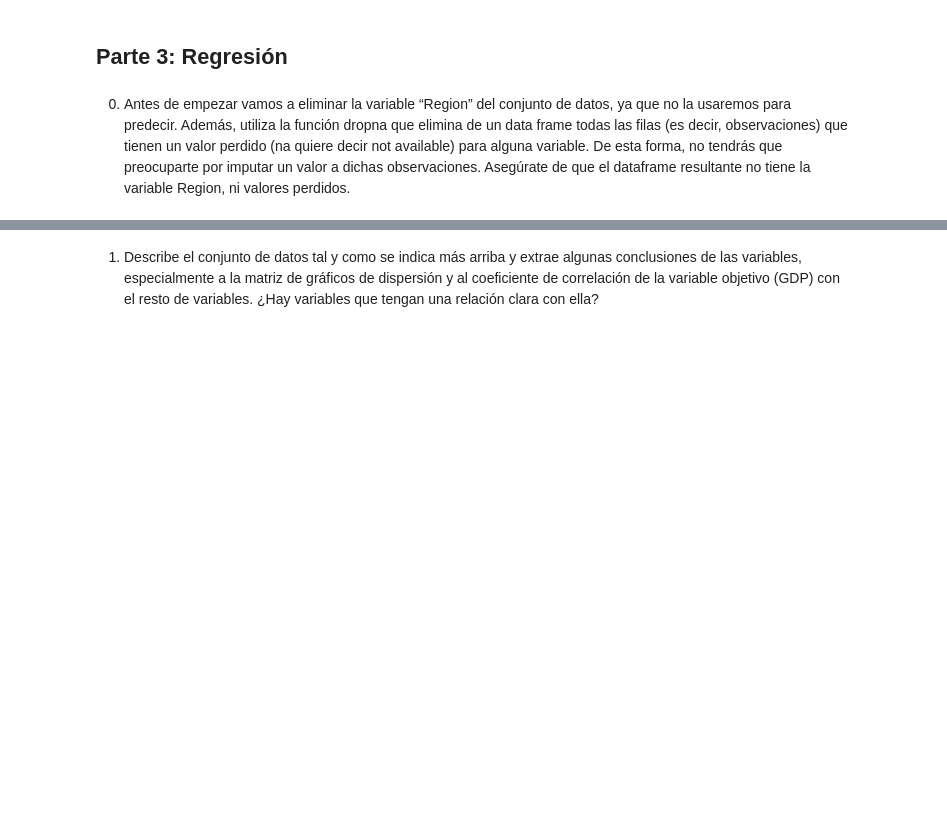
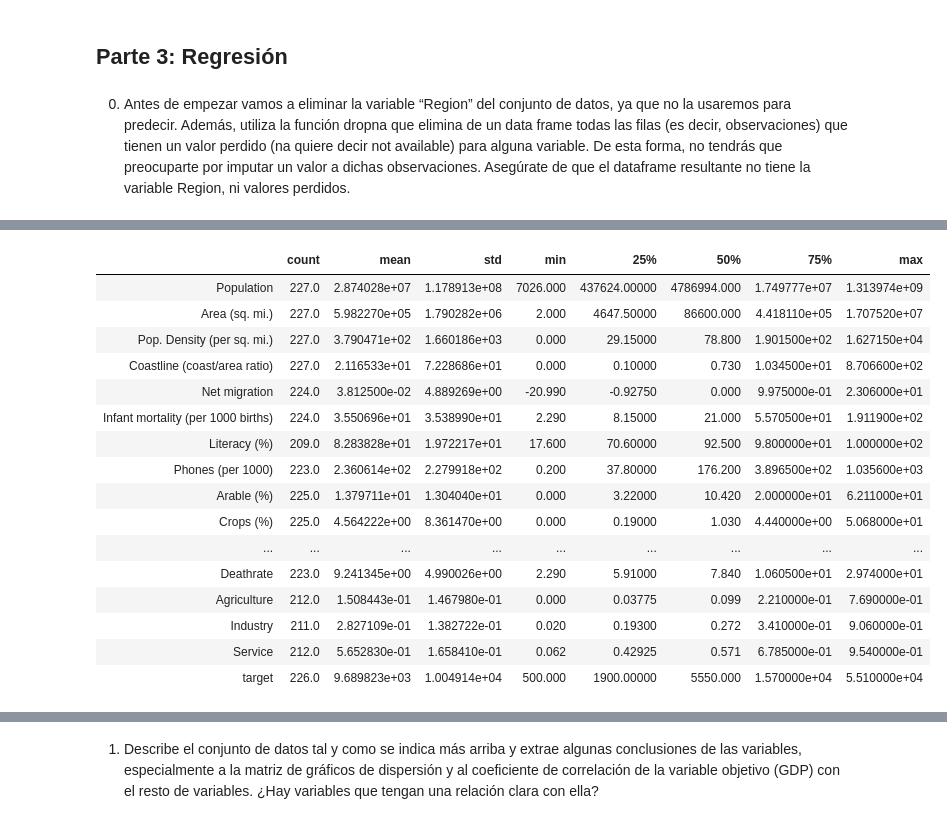
Before and after one commit to diegoambite/IA2, a Jupyter notebook: Práctica 1.3 IA2.ipynb, the cells around one changed output, grey strips where cells are left out. Cells and saved outputs as stored; diff of their text form; code cells hidden in the pictures; blank space fills up the shorter version.

```diff
--- a/Práctica 1.3 IA2.ipynb
+++ b/Práctica 1.3 IA2.ipynb
@@ -9,0 +27,20 @@ Además, utiliza la función dropna que elimina de un data frame todas las filas
+# %%
+countries.describe().transpose()
+# %% [output]
+|  | count | mean | std | min | 25% | 50% | 75% | max |
+| Population | 227.0 | 2.874028e+07 | 1.178913e+08 | 7026.000 | 437624.00000 | 4786994.000 | 1.749777e+07 | 1.313974e+09 |
+| Area (sq. mi.) | 227.0 | 5.982270e+05 | 1.790282e+06 | 2.000 | 4647.50000 | 86600.000 | 4.418110e+05 | 1.707520e+07 |
+| Pop. Density (per sq. mi.) | 227.0 | 3.790471e+02 | 1.660186e+03 | 0.000 | 29.15000 | 78.800 | 1.901500e+02 | 1.627150e+04 |
+| Coastline (coast/area ratio) | 227.0 | 2.116533e+01 | 7.228686e+01 | 0.000 | 0.10000 | 0.730 | 1.034500e+01 | 8.706600e+02 |
+| Net migration | 224.0 | 3.812500e-02 | 4.889269e+00 | -20.990 | -0.92750 | 0.000 | 9.975000e-01 | 2.306000e+01 |
+| Infant mortality (per 1000 births) | 224.0 | 3.550696e+01 | 3.538990e+01 | 2.290 | 8.15000 | 21.000 | 5.570500e+01 | 1.911900e+02 |
+| Literacy (%) | 209.0 | 8.283828e+01 | 1.972217e+01 | 17.600 | 70.60000 | 92.500 | 9.800000e+01 | 1.000000e+02 |
+| Phones (per 1000) | 223.0 | 2.360614e+02 | 2.279918e+02 | 0.200 | 37.80000 | 176.200 | 3.896500e+02 | 1.035600e+03 |
+| Arable (%) | 225.0 | 1.379711e+01 | 1.304040e+01 | 0.000 | 3.22000 | 10.420 | 2.000000e+01 | 6.211000e+01 |
+| Crops (%) | 225.0 | 4.564222e+00 | 8.361470e+00 | 0.000 | 0.19000 | 1.030 | 4.440000e+00 | 5.068000e+01 |
+| ... | ... | ... | ... | ... | ... | ... | ... | ... |
+| Deathrate | 223.0 | 9.241345e+00 | 4.990026e+00 | 2.290 | 5.91000 | 7.840 | 1.060500e+01 | 2.974000e+01 |
+| Agriculture | 212.0 | 1.508443e-01 | 1.467980e-01 | 0.000 | 0.03775 | 0.099 | 2.210000e-01 | 7.690000e-01 |
+| Industry | 211.0 | 2.827109e-01 | 1.382722e-01 | 0.020 | 0.19300 | 0.272 | 3.410000e-01 | 9.060000e-01 |
+| Service | 212.0 | 5.652830e-01 | 1.658410e-01 | 0.062 | 0.42925 | 0.571 | 6.785000e-01 | 9.540000e-01 |
+| target | 226.0 | 9.689823e+03 | 1.004914e+04 | 500.000 | 1900.00000 | 5550.000 | 1.570000e+04 | 5.510000e+04 |
```
Also changed, not shown: parts of 8 cells of this notebook.
